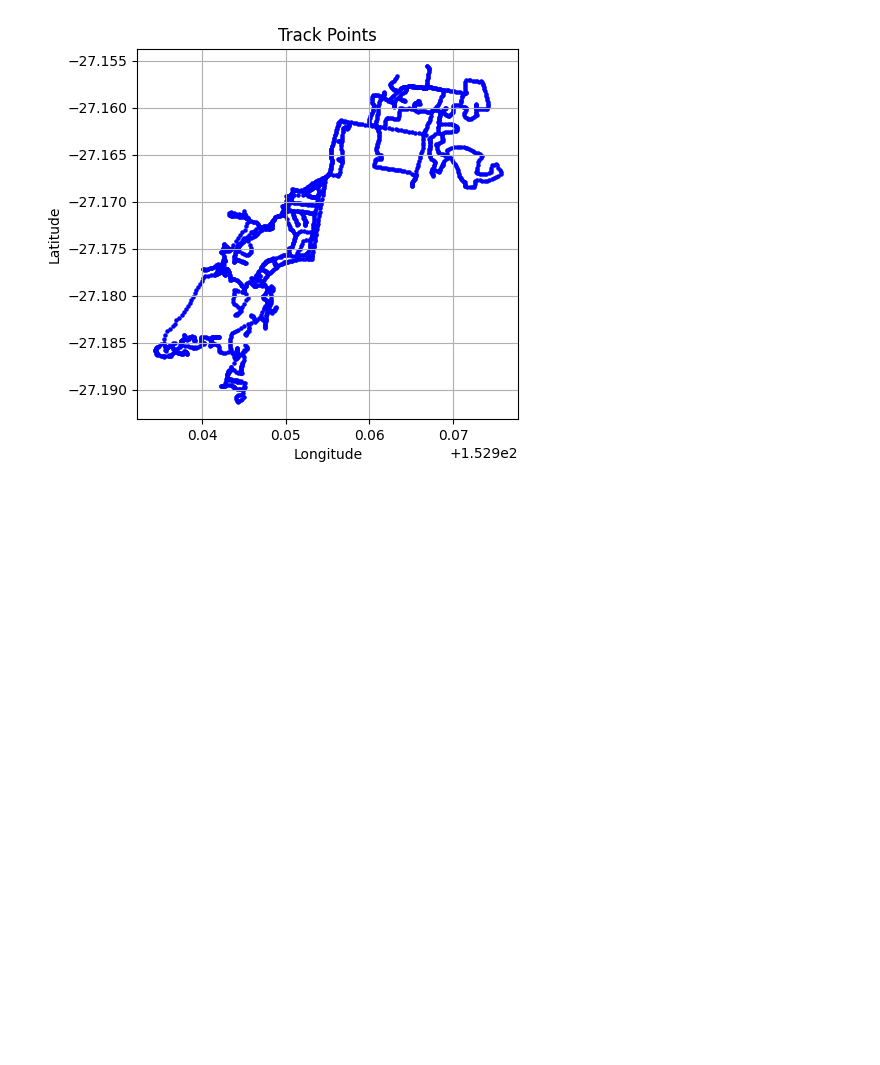
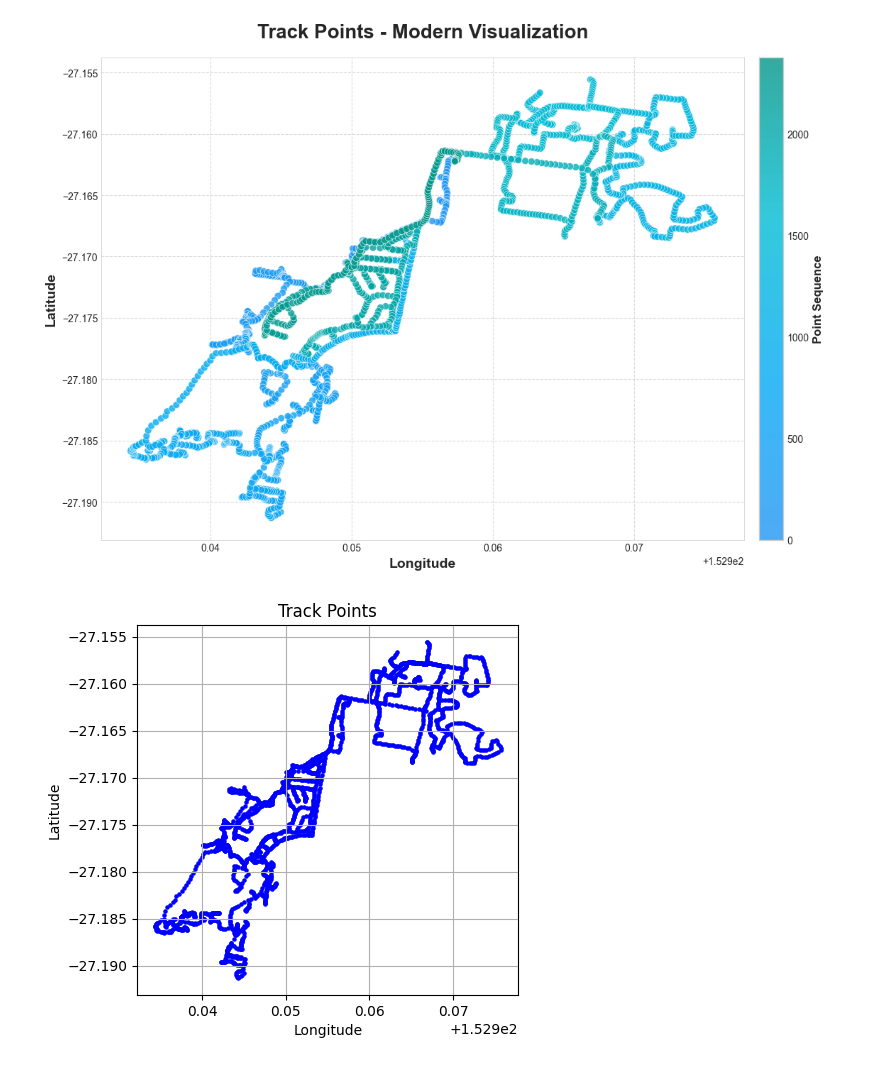
Before and after one commit to gisynw/ssj-376, a Jupyter notebook: docs/Lectures/Week09/lecture_Week09.ipynb, the cells around one changed output. Drawn from its saved outputs; the diff is of its cells as text; code cells hidden in the pictures; blank space fills up the shorter version.

```diff
--- a/docs/Lectures/Week09/lecture_Week09.ipynb
+++ b/docs/Lectures/Week09/lecture_Week09.ipynb
@@ -27,6 +28,65 @@ citi_text = """ select * from ch11.aussie_track_points
 tracks_points = gpd.read_postgis(citi_text, con=engine)
 # %%
 filtered_tracks_points = tracks_points[tracks_points.geometry.x < 153]
+# %%
+# Modern UI visualization using Matplotlib with a modern style
+import matplotlib.pyplot as plt
+import matplotlib.cm as cm
+from matplotlib.colors import LinearSegmentedColormap
+import numpy as np
+
+# Set a modern style for matplotlib
+plt.style.use('seaborn-v0_8-whitegrid')
+
+# Create a figure with a specific size for better visualization
+fig, ax = plt.subplots(figsize=(12, 8), dpi=100)
+
+# Extract coordinates from the geometry column
+x = [point.x for point in filtered_tracks_points.geometry]
+y = [point.y for point in filtered_tracks_points.geometry]
+
+# Create a modern color gradient
+colors = ["#2196F3", "#03A9F4", "#00BCD4", "#009688"]
+n_bins = 100
+cmap_name = 'modern_blue'
+cm = LinearSegmentedColormap.from_list(cmap_name, colors, N=n_bins)
+
+# Create a scatter plot with modern styling
+scatter = ax.scatter(
+    x, y,
+    c=np.arange(len(x)),  # Color points by sequence
+    cmap=cm,
+    alpha=0.8,
+    s=50,  # Marker size
+    edgecolor='white',
+    linewidth=0.5
+)
+
+# Add a colorbar for visual reference
+cbar = plt.colorbar(scatter, ax=ax, pad=0.02)
+cbar.set_label('Point Sequence', fontsize=12, fontweight='bold')
+
+# Set title and labels with modern typography
+ax.set_title('Track Points - Modern Visualization', fontsize=20, fontweight='bold', pad=20)
+ax.set_xlabel('Longitude', fontsize=14, fontweight='bold')
+ax.set_ylabel('Latitude', fontsize=14, fontweight='bold')
+
+# Customize grid
+ax.grid(True, linestyle='--', alpha=0.7)
+
+# Customize spines
+for spine in ax.spines.values():
+    spine.set_visible(True)
+    spine.set_color('#CCCCCC')
+    spine.set_linewidth(0.5)
+
+# Tight layout for better spacing
+plt.tight_layout()
+
+# Show the plot
+plt.show()
+# %% [output]
+[figure, added]
 # %%
 # Create a plot of the tracks_points
 filtered_tracks_points.plot(marker='o', color='blue', markersize=5)
```
Also changed, not shown: parts of 2 cells of this notebook, 42 other files.
